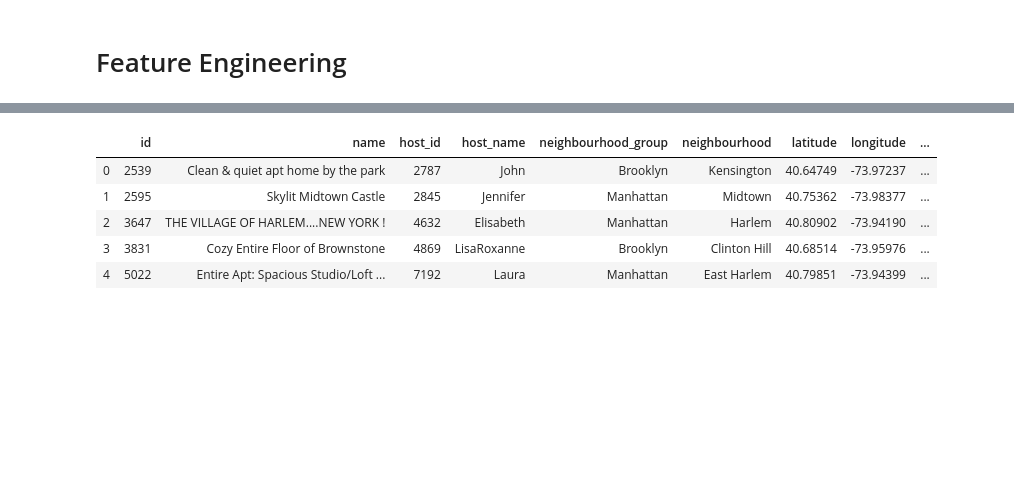
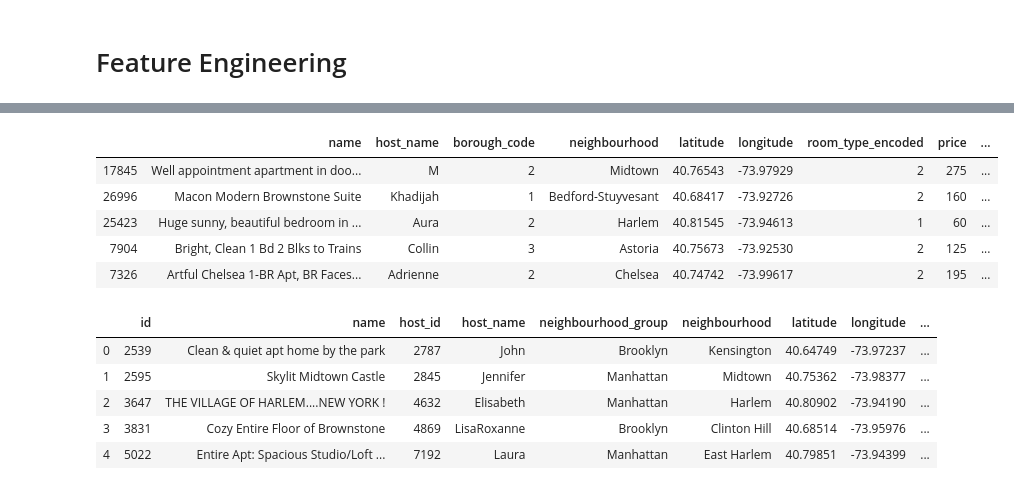
Before and after one commit to kjclarkson624/AirBAnalysis, a Jupyter notebook: AirBPriceAnalysis.ipynb, the cells around one changed output, grey strips where cells are left out. Drawn from its saved outputs; the diff is of its cells as text; code cells hidden in the pictures; blank space fills up the shorter version.

```diff
--- a/AirBPriceAnalysis.ipynb
+++ b/AirBPriceAnalysis.ipynb
@@ -552,3 +553,14 @@ airb.head(3)
+# %%
+#airb['room_type'] = airb['room_type'].replace(['Private room', 'Entire home/apt', 'Shared room'],[1,2,3])
+#airb.rename(columns={'room_type':'room_type_encoded'}, inplace=True)
+airb.sample(5)
+# %% [output]
+|  | name | host_name | borough_code | neighbourhood | latitude | longitude | room_type_encoded | price | ... |
+| 17845 | Well appointment apartment in doo... | M | 2 | Midtown | 40.76543 | -73.97929 | 2 | 275 | ... |
+| 26996 | Macon Modern Brownstone Suite | Khadijah | 1 | Bedford-Stuyvesant | 40.68417 | -73.92726 | 2 | 160 | ... |
+| 25423 | Huge sunny, beautiful bedroom in ... | Aura | 2 | Harlem | 40.81545 | -73.94613 | 1 | 60 | ... |
+| 7904 | Bright, Clean 1 Bd 2 Blks to Trains | Collin | 3 | Astoria | 40.75673 | -73.92530 | 2 | 125 | ... |
+| 7326 | Artful Chelsea 1-BR Apt, BR Faces... | Adrienne | 2 | Chelsea | 40.74742 | -73.99617 | 2 | 195 | ... |
 # %%
 search = SearchEngine(simple_zipcode=True) # set simple_zipcode=False to use rich info database
 zipcodes = []
```
Also changed, not shown: parts of 4 cells of this notebook.
